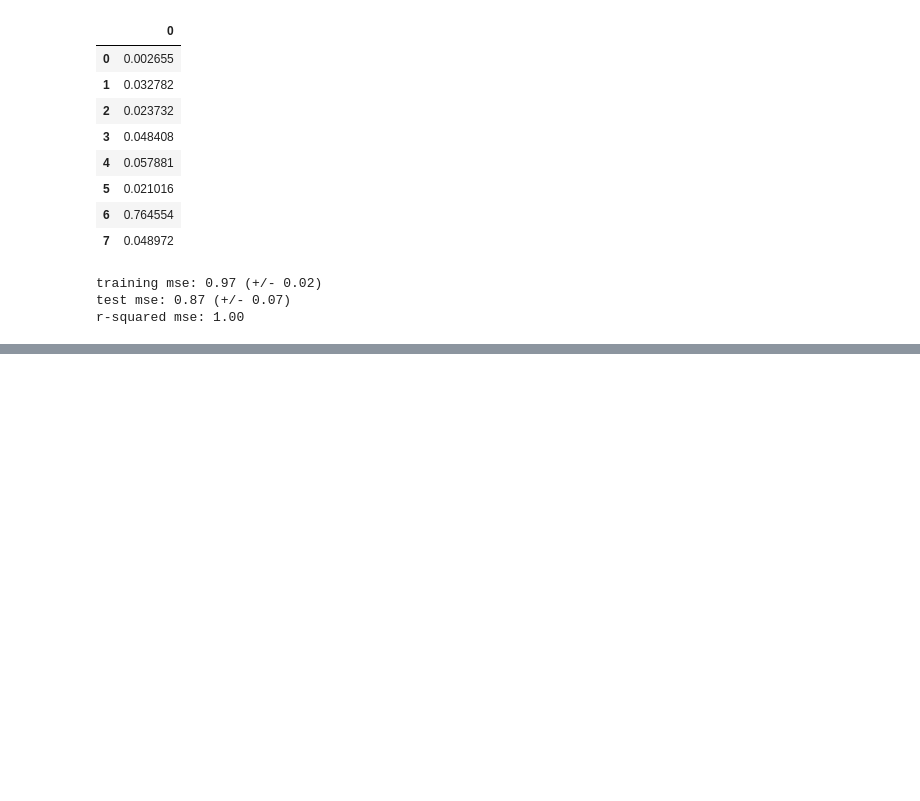
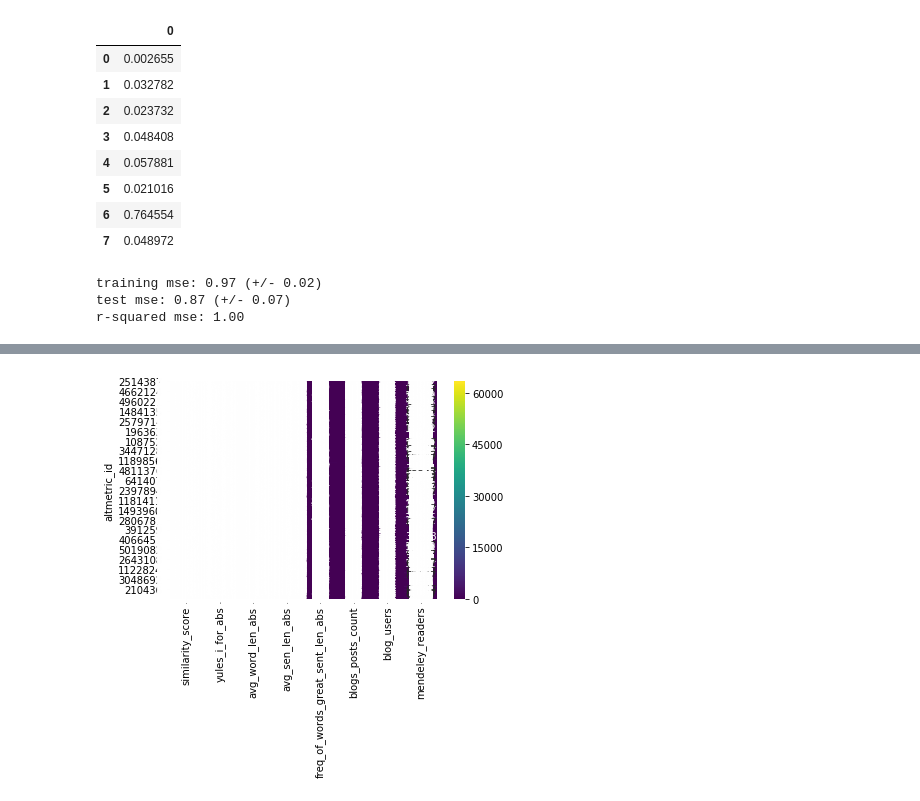
Before and after one commit to akhilpandey95/altpred, a Jupyter notebook: models/soc_media_imp_pred_2016_dataset.ipynb, the cells around one changed output, grey strips where cells are left out. Cells and saved outputs as stored; diff of their text form; code cells hidden in the pictures; blank space fills up the shorter version.

```diff
--- a/models/soc_media_imp_pred_2016_dataset.ipynb
+++ b/models/soc_media_imp_pred_2016_dataset.ipynb
@@ -348,0 +451,9 @@ r-squared mse: 1.00
+# %%
+import pandas as pd
+import seaborn as sns
+import matplotlib.pyplot as plt
+
+sns.heatmap(train.iloc[:, data_columns], annot=True, fmt="g", cmap='viridis')
+plt.show()
+# %% [output]
+[figure, added]
```
Also changed, not shown: parts of 5 cells of this notebook.
